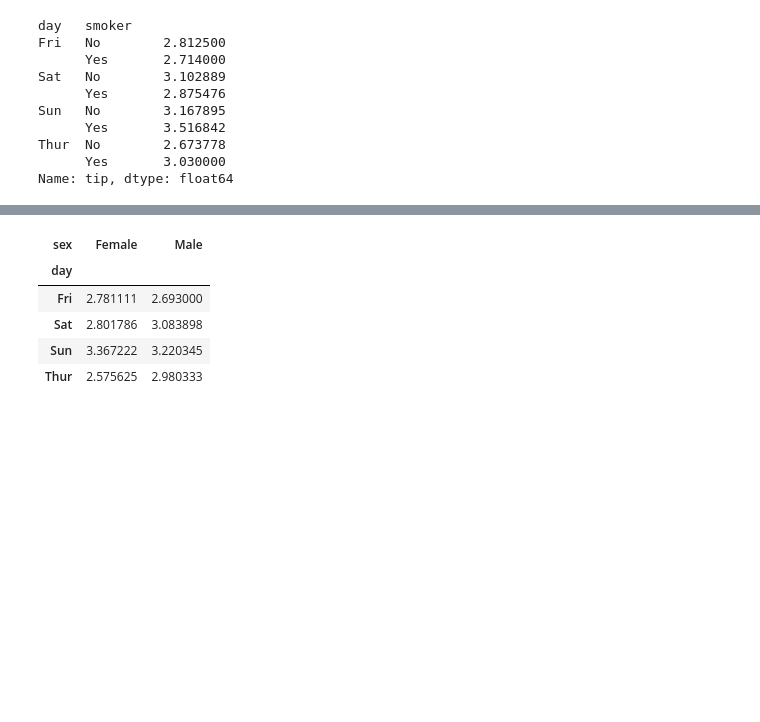
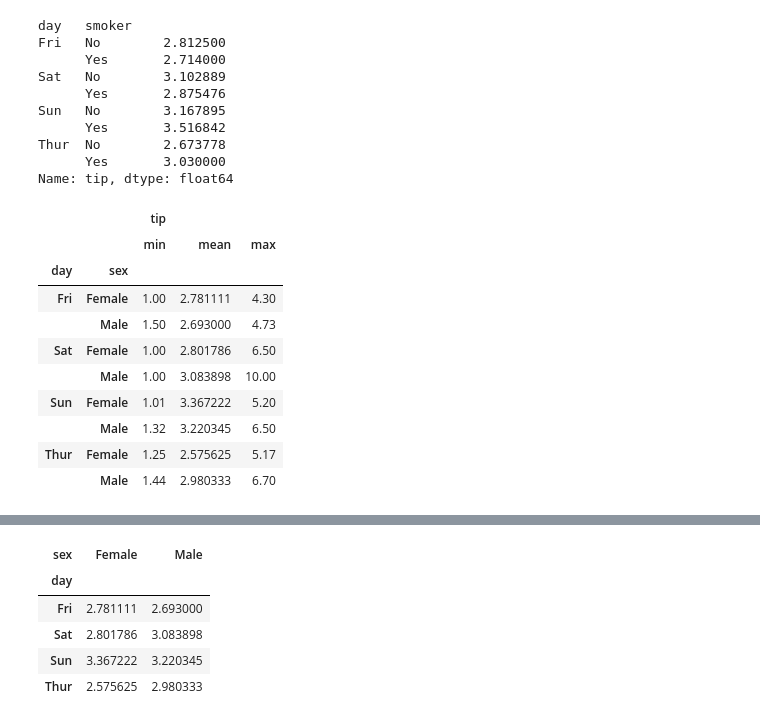
Before and after one commit to QuinlanVic/Python-module-code-notes, a Jupyter notebook: day16_pandas.ipynb, the cells around one changed output, grey strips where cells are left out. Saved outputs shown, nothing was run; the diff lists cells and outputs as text; code cells hidden in the pictures; blank space fills up the shorter version.

```diff
--- a/day16_pandas.ipynb
+++ b/day16_pandas.ipynb
@@ -585,3 +672,17 @@ Sun   No        3.167895
 Thur  No        2.673778
       Yes       3.030000
 Name: tip, dtype: float64
+# %%
+tips_df.groupby(['day', 'sex']).aggregate({'tip': ['min', 'mean', 'max']})
+# %% [output]
+|  |  | tip |  |  |
+|  |  | min | mean | max |
+| day | sex |  |  |  |
+| Fri | Female | 1.00 | 2.781111 | 4.30 |
+|  | Male | 1.50 | 2.693000 | 4.73 |
+| Sat | Female | 1.00 | 2.801786 | 6.50 |
+|  | Male | 1.00 | 3.083898 | 10.00 |
+| Sun | Female | 1.01 | 3.367222 | 5.20 |
+|  | Male | 1.32 | 3.220345 | 6.50 |
+| Thur | Female | 1.25 | 2.575625 | 5.17 |
+|  | Male | 1.44 | 2.980333 | 6.70 |
```
Also changed, not shown: parts of 34 cells of this notebook, 1 other file.
